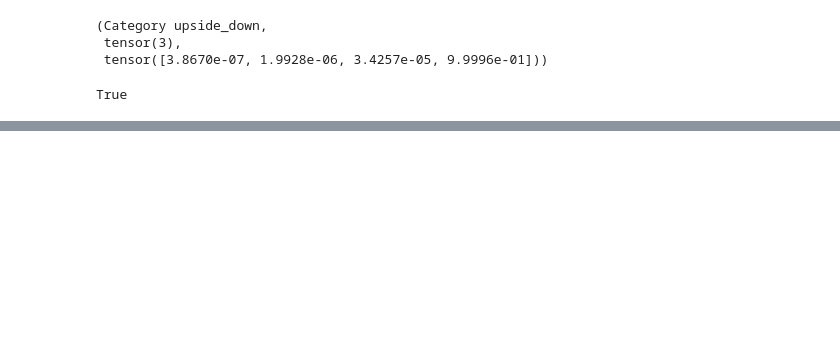
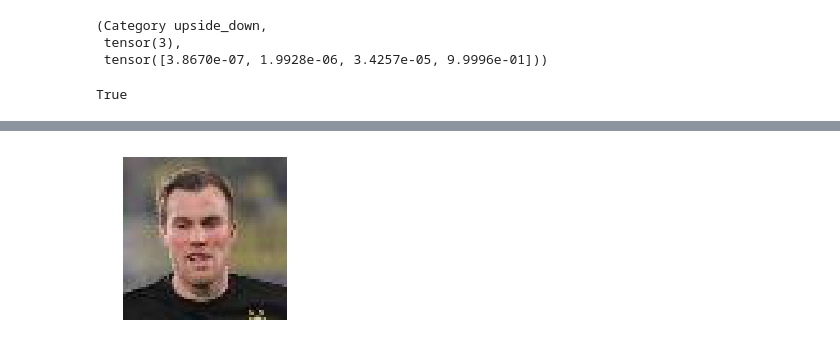
Before and after one commit to mtxslv/DStask, a Jupyter notebook: DeepLearningComputerVisionTask.ipynb, the cells around one changed output, grey strips where cells are left out. Drawn from its saved outputs; the diff is of its cells as text; code cells hidden in the pictures; blank space fills up the shorter version.

```diff
--- a/DeepLearningComputerVisionTask.ipynb
+++ b/DeepLearningComputerVisionTask.ipynb
@@ -282,0 +308,4 @@ True
+# %%
+vision.open_image('/content/reoriented_pictures/'+test_names[7]).show()
+# %% [output]
+[figure, added]
```
Also changed, not shown: parts of 10 cells of this notebook.
